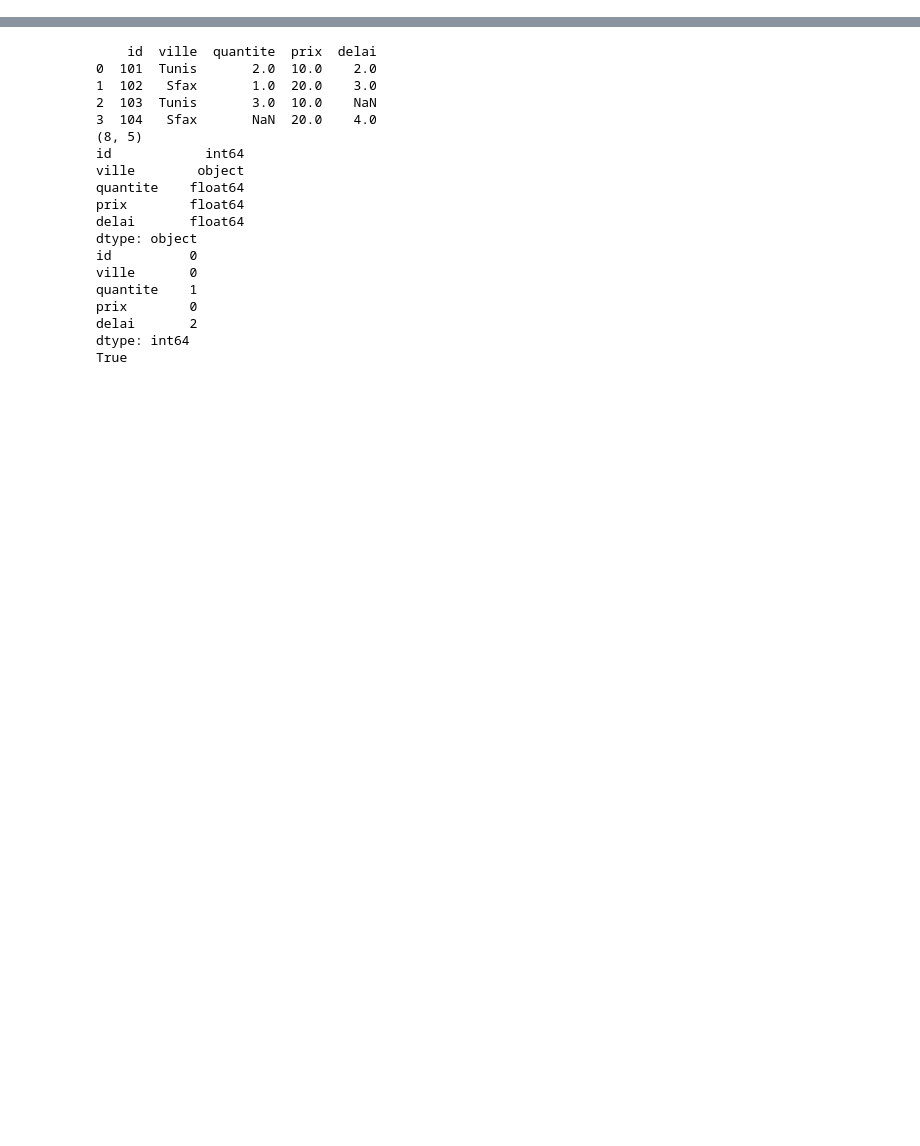
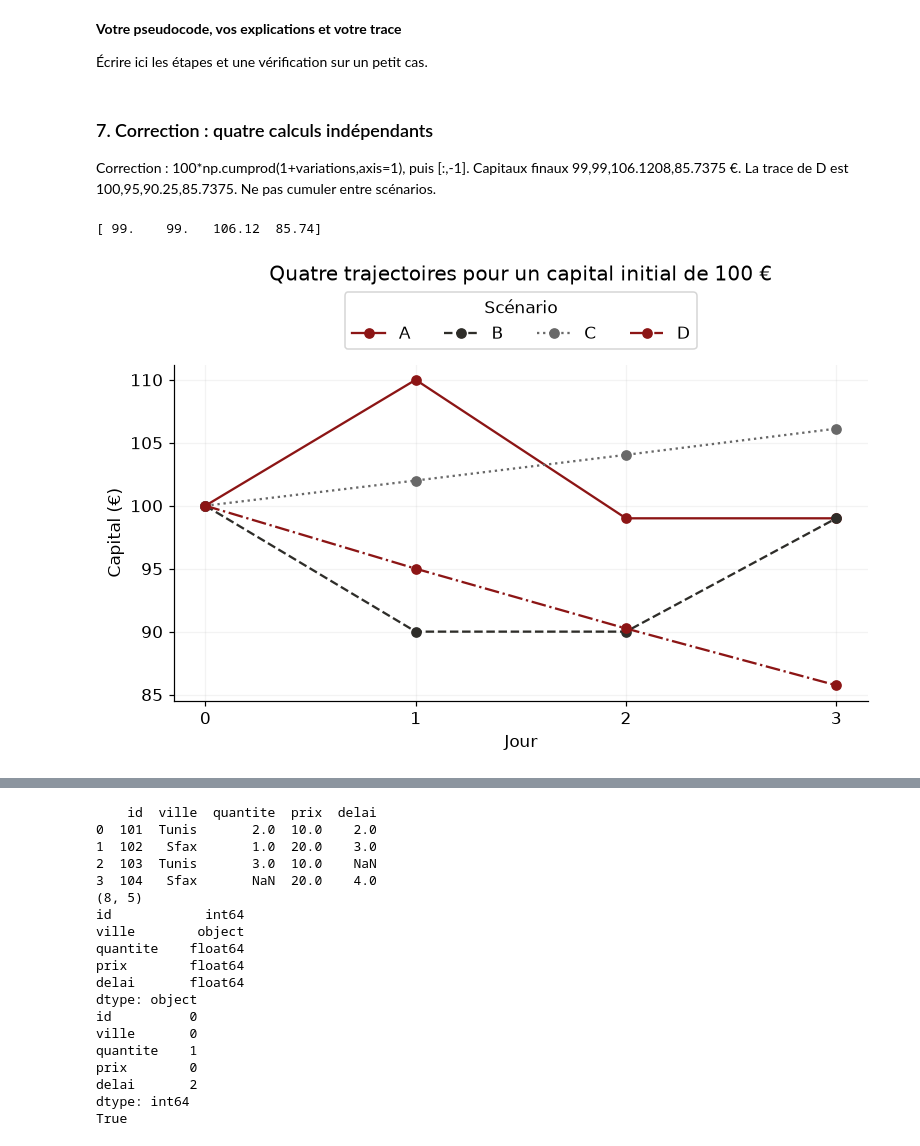
Before and after one commit to BechirTr/python-for-data-science-course, a Jupyter notebook: TD-TP/chapitre_06_applications.ipynb, the cells around one changed output, grey strips where cells are left out. Saved outputs shown, nothing was run; the diff lists cells and outputs as text; code cells hidden in the pictures; blank space fills up the shorter version.

```diff
--- a/TD-TP/chapitre_06_applications.ipynb
+++ b/TD-TP/chapitre_06_applications.ipynb
@@ -29,7 +0,0 @@ print(np.__version__, scipy.__version__, pd.__version__)
-# %%
-import matplotlib.pyplot as plt
-burgundy, ink = "#8C1515", "#2E2D29"
-plt.rcParams.update({"figure.dpi":120, "font.size":11,
-    "axes.spines.top":False, "axes.spines.right":False,
-    "axes.grid":True, "grid.alpha":0.15,
-    "figure.constrained_layout.use":True})
@@ -576,0 +17,12 @@ La table contient huit lignes et cinq colonnes, une quantité absente et deux d
+# %%
+import numpy as np
+import scipy
+import pandas as pd
+from scipy import stats
+import matplotlib.pyplot as plt
+print("NumPy",np.__version__,"SciPy",scipy.__version__,"pandas",pd.__version__)
+plt.rcParams.update({"figure.dpi":110,"font.size":11,
+    "axes.spines.top":False,"axes.spines.right":False,
+    "axes.grid":True,"grid.alpha":.15,
+    "figure.constrained_layout.use":True})
+burgundy, ink, slate = "#8C1515", "#2E2D29", "#686868"
@@ -576,0 +72,11 @@ La table contient huit lignes et cinq colonnes, une quantité absente et deux d
+# %% [markdown]
+**Votre pseudocode, vos explications et votre trace**
+
+Écrire ici les étapes et une vérification sur un petit cas.
+# %%
+variations = np.array([
+    [ .10, -.10,  .00],
+    [-.10,  .00,  .10],
+    [ .02,  .02,  .02],
+    [-.05, -.05, -.05]
+])
@@ -576,0 +85,23 @@ La table contient huit lignes et cinq colonnes, une quantité absente et deux d
+# %% [markdown]
+### 7. Correction : quatre calculs indépendants
+
+Correction : 100*np.cumprod(1+variations,axis=1), puis [:,-1]. Capitaux finaux 99,99,106.1208,85.7375 €. La trace de D est 100,95,90.25,85.7375. Ne pas cumuler entre scénarios.
+# %%
+trajectoires = 100 * np.cumprod(1 + variations, axis=1)
+capitaux_finaux = trajectoires[:, -1]
+print(np.round(capitaux_finaux, 2))  # [99. 99. 106.12 85.74]
+# %% [output]
+[ 99.    99.   106.12  85.74]
+# %%
+fig, ax = plt.subplots(figsize=(7,4.5))
+jours = np.arange(4)
+for i,(nom,style,couleur) in enumerate([
+    ("A","-",burgundy),("B","--",ink),("C",":",slate),("D","-.",burgundy)]):
+    ax.plot(jours,np.r_[100,trajectoires[i]],style,marker="o",color=couleur,label=nom)
+ax.set(title="Quatre trajectoires pour un capital initial de 100 €",
+       xlabel="Jour",ylabel="Capital (€)",xticks=jours)
+ax.legend(title="Scénario",ncol=4,loc="lower center",bbox_to_anchor=(.5,1.02))
+ax.set_title("Quatre trajectoires pour un capital initial de 100 €",pad=55)
+plt.show()
+# %% [output]
+[figure, added]
```
Also changed, not shown: parts of 288 cells of this notebook, 2 other files.
